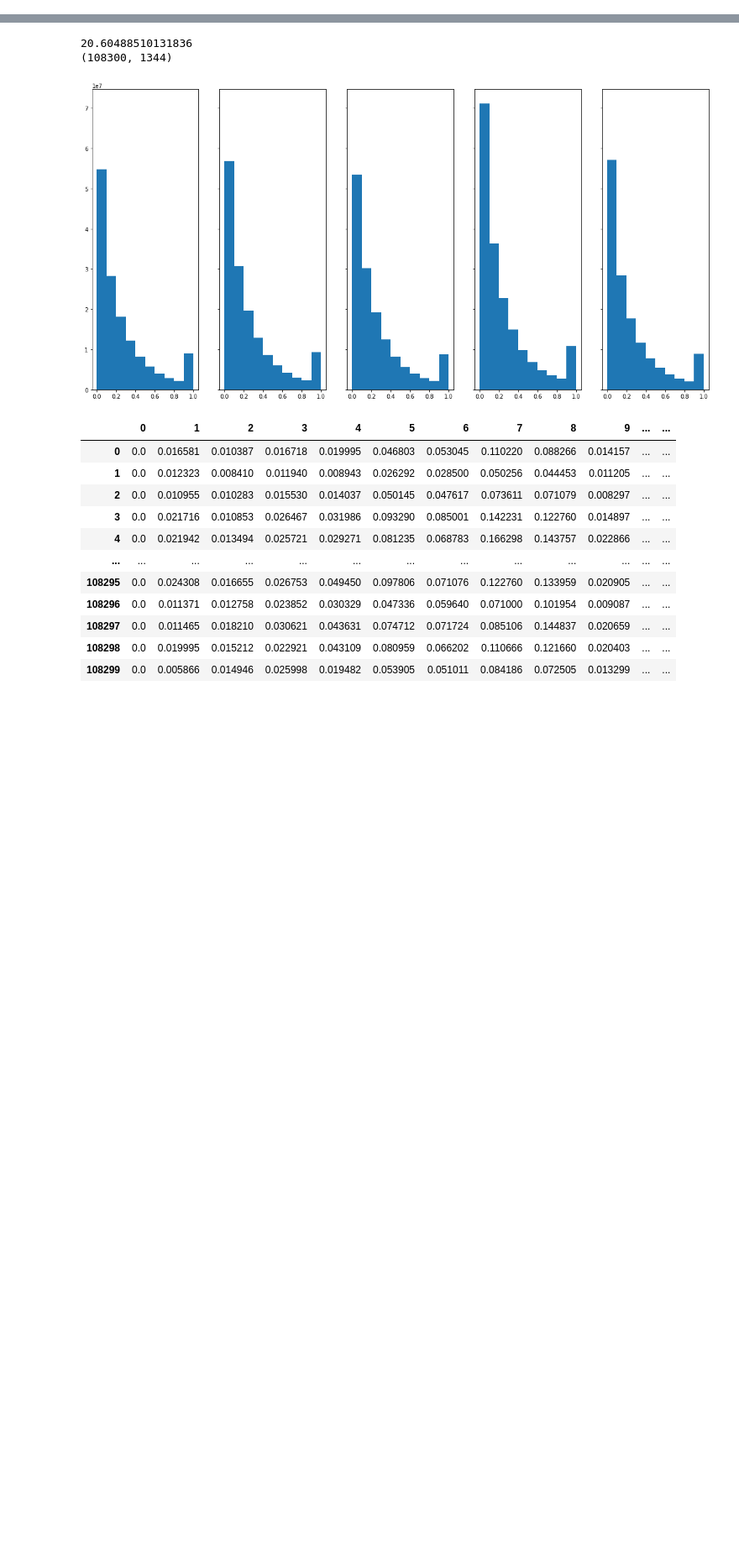
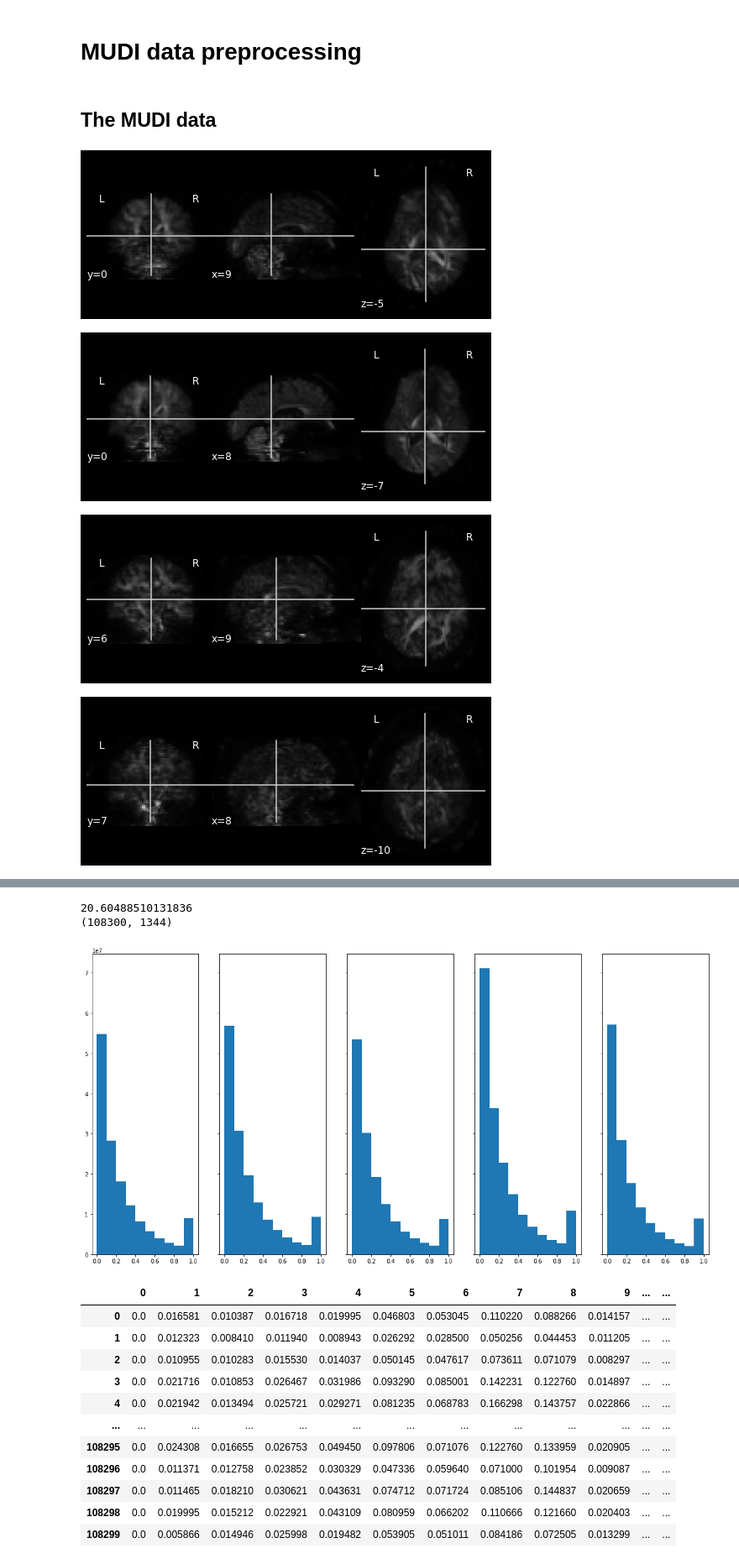
Before and after one commit to GewoonMaarten/spherical-dmri-conv, a Jupyter notebook: notebooks/data_preprocessing.ipynb, the cells around one changed output, grey strips where cells are left out. Shown at 84% size. Drawn from its saved outputs; the diff is of its cells as text; code cells hidden in the pictures; blank space fills up the shorter version.

```diff
--- a/notebooks/data_preprocessing.ipynb
+++ b/notebooks/data_preprocessing.ipynb
@@ -149,0 +1,2 @@ fig.show()
+# %% [markdown]
+# MUDI data preprocessing
@@ -149,0 +17,16 @@ fig.show()
+# %%
+root_dir = "/media/maarten/disk1/MUDI/"
+img_file = "MB_Re_t_moco_registered_applytopup.nii.gz"
+msk_file = "brain_mask.nii.gz"
+# %% [markdown]
+## The MUDI data
+# %%
+selected_imgs = image.index_img(str(Path(root_dir, "cdmri0011", img_file)), np.array([1, 10, 100, 1000]))
+for img in image.iter_img(selected_imgs):
+    # img is now an in-memory 3D img
+    plotting.plot_anat(img)
+# %% [output]
+[figure, added]
+[figure, added]
+[figure, added]
+[figure, added]
```
Also changed, not shown: parts of 81 cells of this notebook.
